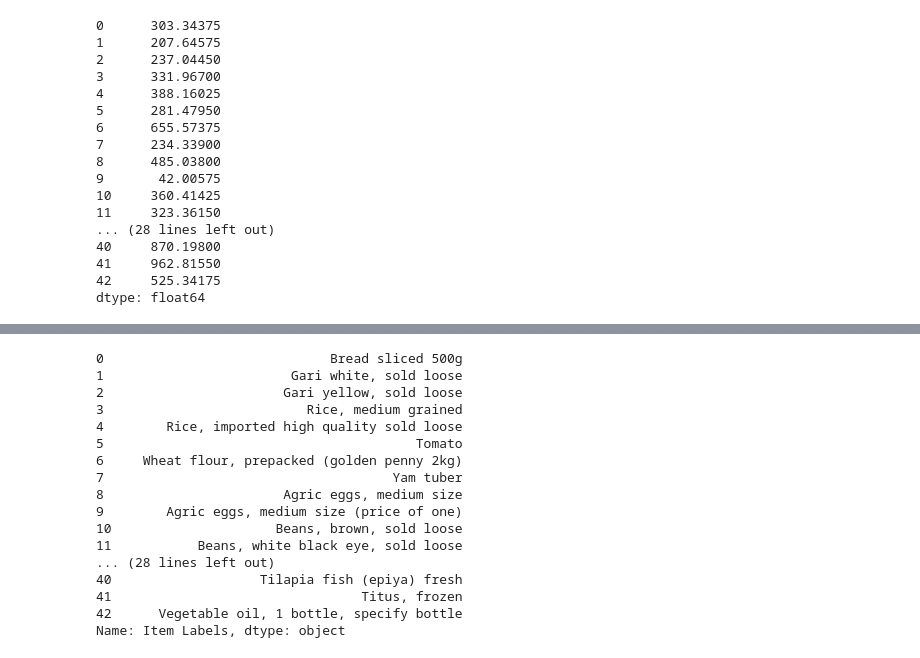
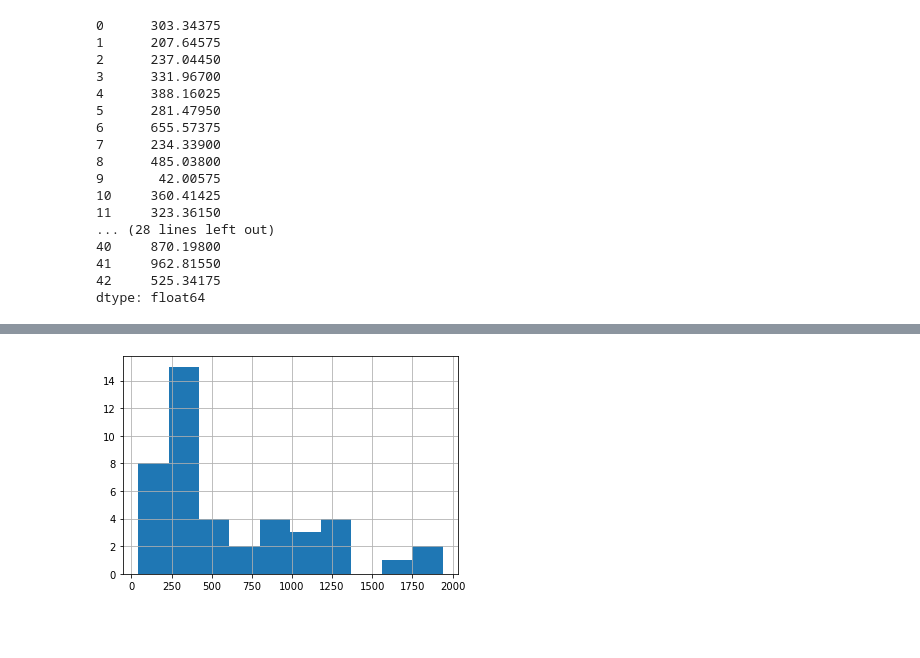
Before and after one commit to Ivynjambi/Jenga-Project, a Jupyter notebook: Analysis of selected food prices in Nigeria.ipynb, the cells around one changed output, grey strips where cells are left out. Drawn from its saved outputs; the diff is of its cells as text; code cells hidden in the pictures; blank space fills up the shorter version.

```diff
--- a/Analysis of selected food prices in Nigeria.ipynb
+++ b/Analysis of selected food prices in Nigeria.ipynb
@@ -113,20 +138,4 @@ plt.show()
-# %%
-food_prices["Item Labels"]
-# %% [output]
-0                             Bread sliced 500g
-1                        Gari white, sold loose
-2                       Gari yellow, sold loose
-3                          Rice, medium grained
-4        Rice, imported high quality sold loose
-5                                        Tomato
-6     Wheat flour, prepacked (golden penny 2kg)
-7                                     Yam tuber
-8                       Agric eggs, medium size
-9        Agric eggs, medium size (price of one)
-10                     Beans, brown, sold loose
-11           Beans, white black eye, sold loose
-... (28 lines left out)
-40                   Tilapia fish (epiya) fresh
-41                                Titus, frozen
-42      Vegetable oil, 1 bottle, specify bottle
-Name: Item Labels, dtype: object
+# %%
+hist = av_row.hist()
+# %% [output]
+[figure, added]
```
Also changed, not shown: parts of 7 cells of this notebook, 1 other file.
